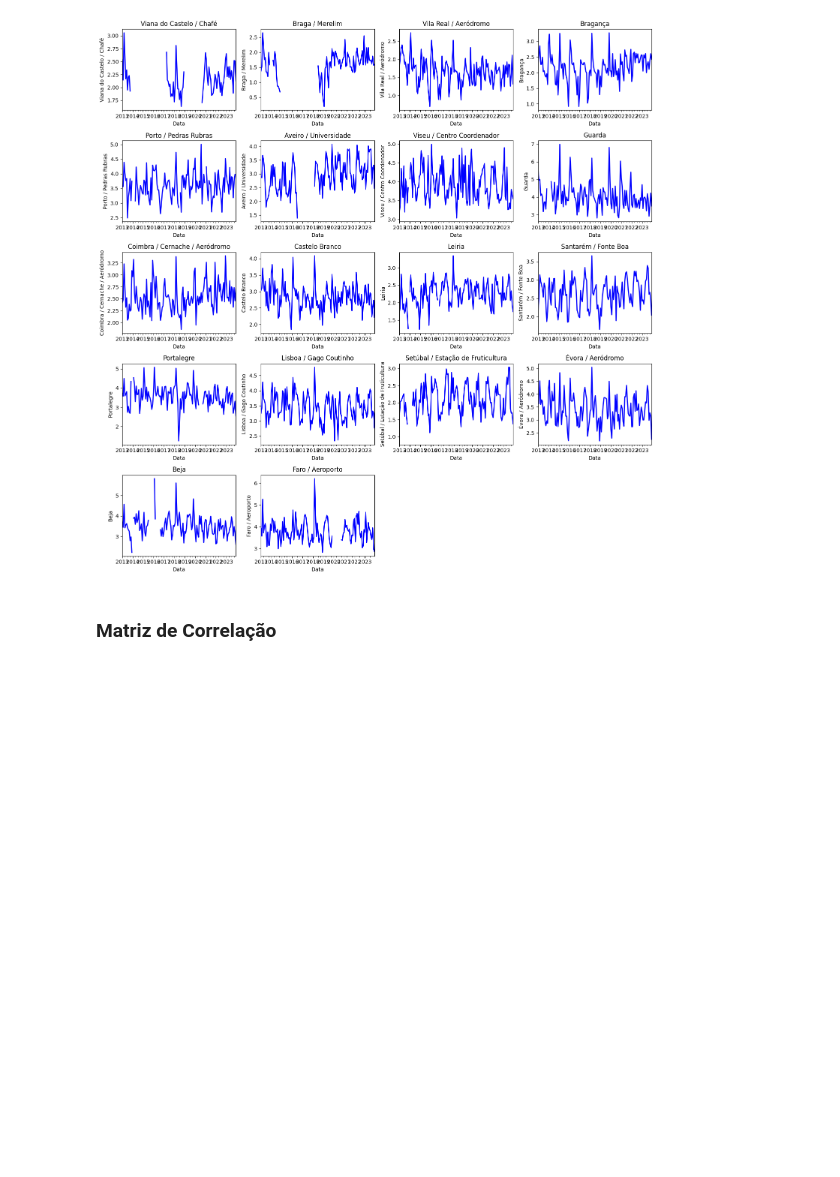
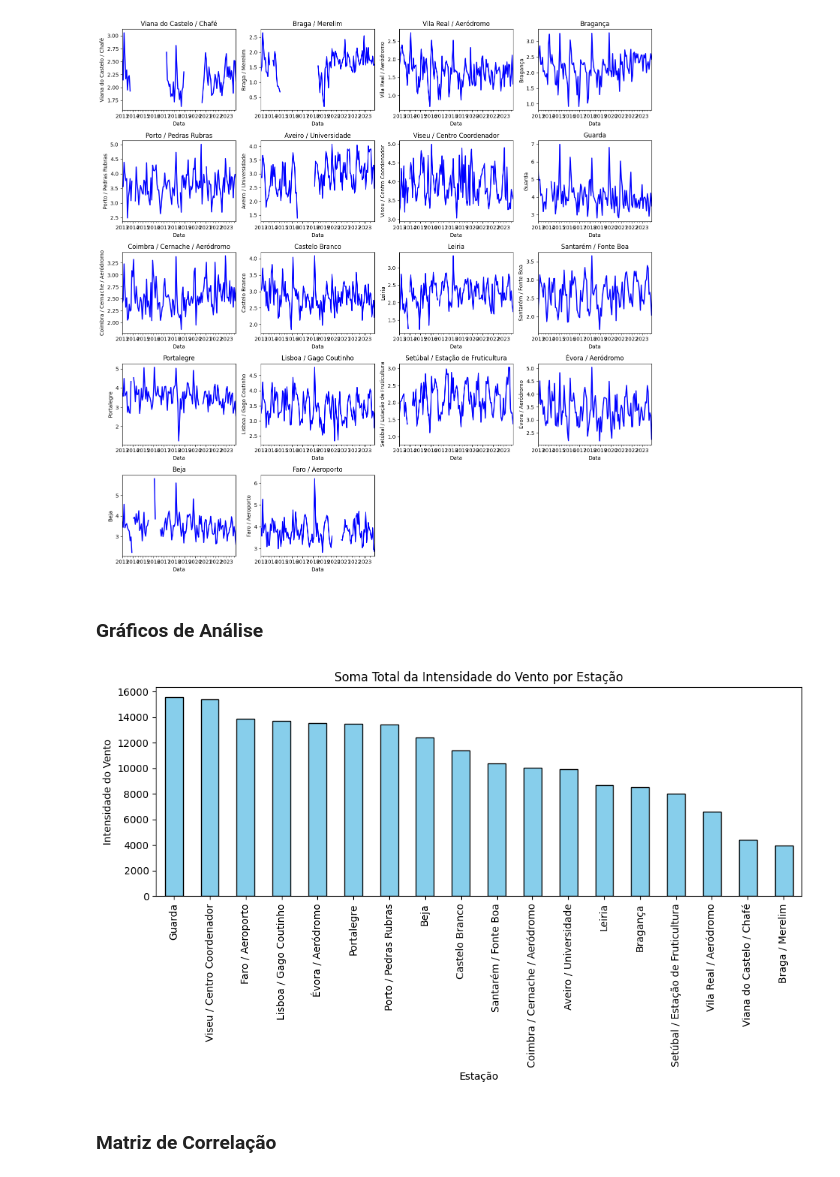
Before and after one commit to tjpoa/wind-energy-forecast, a Jupyter notebook: EDA.ipynb, the cells around one changed output. Saved outputs shown, nothing was run; the diff lists cells and outputs as text; code cells hidden in the pictures; blank space fills up the shorter version.

```diff
--- a/EDA.ipynb
+++ b/EDA.ipynb
@@ -410,6 +410,23 @@ plt.tight_layout()
 plt.show()
 # %% [output]
 [figure]
+# %% [markdown]
+### Gráficos de Análise
+# %%
+# Somar os valores de cada variável (ignorando NaN)
+somas_totais = df_numerical_vento.drop(columns='Data').sum().sort_values(ascending=False)
+
+# Plotar gráfico de barras
+plt.figure(figsize=(10, 6))
+somas_totais.plot(kind='bar', color='skyblue', edgecolor='black')
+plt.title("Soma Total da Intensidade do Vento por Estação", fontsize=12)
+plt.ylabel("Intensidade do Vento")
+plt.xlabel("Estação")
+plt.xticks(rotation=90)
+plt.tight_layout()
+plt.show()
+# %% [output]
+[figure, added]
 # %% [markdown]
 ### Matriz de Correlação
 # %%
```
Also changed, not shown: parts of 27 cells of this notebook.
